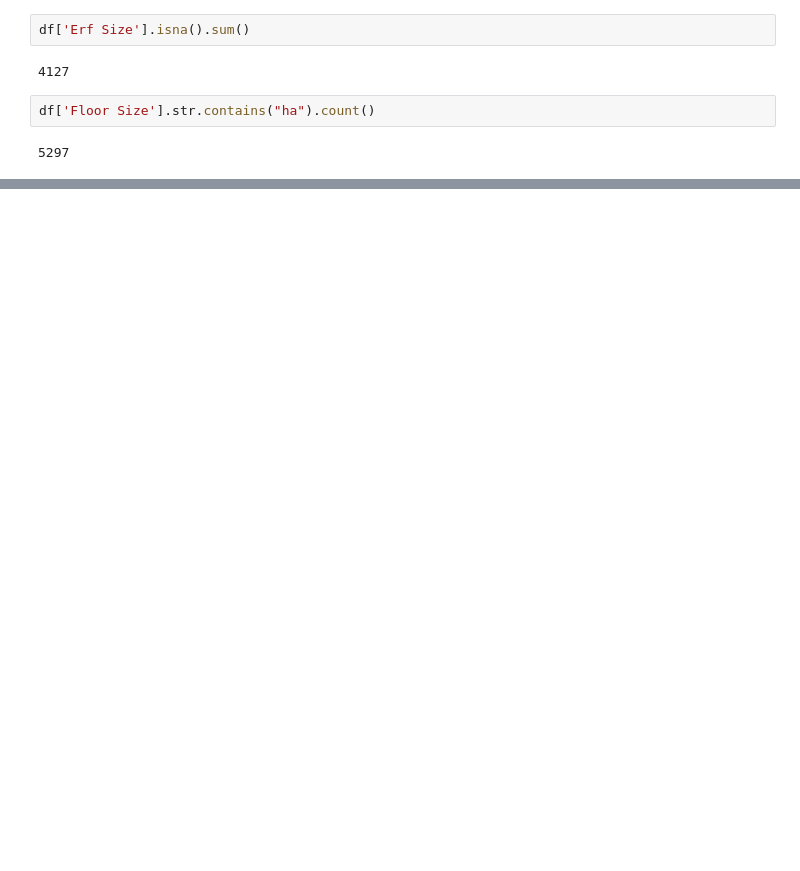
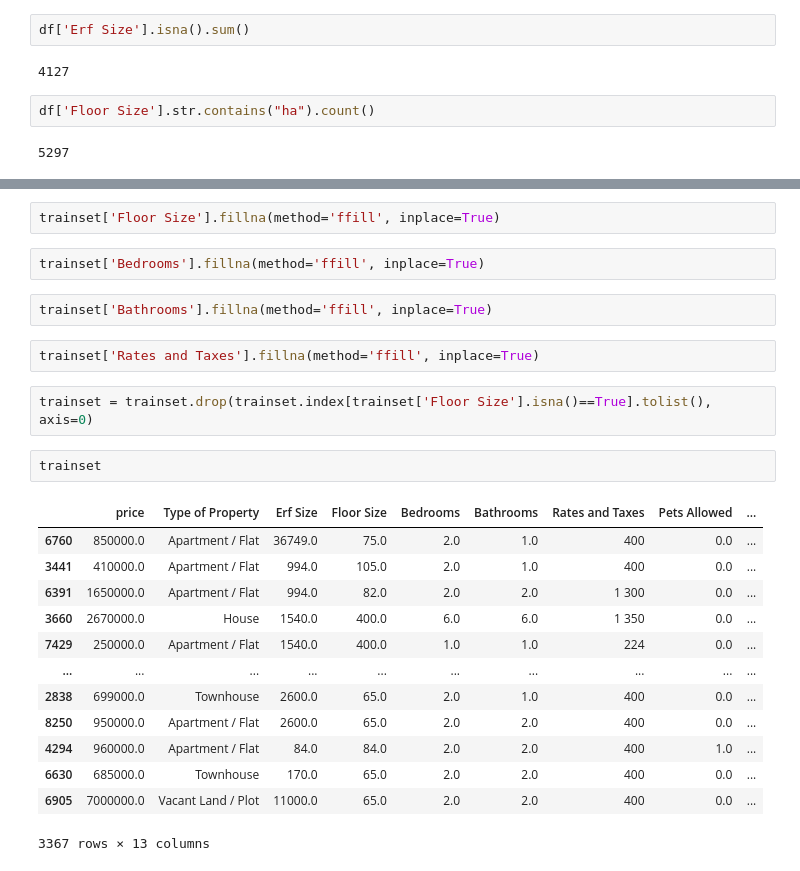
Before and after one commit to Harry-Anthony/projectML, a Jupyter notebook: property_24.ipynb, the cells around one changed output, grey strips where cells are left out. Drawn from its saved outputs; the diff is of its cells as text; blank space fills up the shorter version.

```diff
--- a/property_24.ipynb
+++ b/property_24.ipynb
@@ -174,0 +290,26 @@ df['Floor Size'].str.contains("ha").count()
+# %%
+trainset['Floor Size'].fillna(method='ffill', inplace=True)
+# %%
+trainset['Bedrooms'].fillna(method='ffill', inplace=True)
+# %%
+trainset['Bathrooms'].fillna(method='ffill', inplace=True)
+# %%
+trainset['Rates and Taxes'].fillna(method='ffill', inplace=True)
+# %%
+trainset = trainset.drop(trainset.index[trainset['Floor Size'].isna()==True].tolist(), axis=0)
+# %%
+trainset
+# %% [output]
+|  | price | Type of Property | Erf Size | Floor Size | Bedrooms | Bathrooms | Rates and Taxes | Pets Allowed | ... |
+| 6760 | 850000.0 | Apartment / Flat | 36749.0 | 75.0 | 2.0 | 1.0 | 400 | 0.0 | ... |
+| 3441 | 410000.0 | Apartment / Flat | 994.0 | 105.0 | 2.0 | 1.0 | 400 | 0.0 | ... |
+| 6391 | 1650000.0 | Apartment / Flat | 994.0 | 82.0 | 2.0 | 2.0 | 1 300 | 0.0 | ... |
+| 3660 | 2670000.0 | House | 1540.0 | 400.0 | 6.0 | 6.0 | 1 350 | 0.0 | ... |
+| 7429 | 250000.0 | Apartment / Flat | 1540.0 | 400.0 | 1.0 | 1.0 | 224 | 0.0 | ... |
+| ... | ... | ... | ... | ... | ... | ... | ... | ... | ... |
+| 2838 | 699000.0 | Townhouse | 2600.0 | 65.0 | 2.0 | 1.0 | 400 | 0.0 | ... |
+| 8250 | 950000.0 | Apartment / Flat | 2600.0 | 65.0 | 2.0 | 2.0 | 400 | 0.0 | ... |
+| 4294 | 960000.0 | Apartment / Flat | 84.0 | 84.0 | 2.0 | 2.0 | 400 | 1.0 | ... |
+| 6630 | 685000.0 | Townhouse | 170.0 | 65.0 | 2.0 | 2.0 | 400 | 0.0 | ... |
+| 6905 | 7000000.0 | Vacant Land / Plot | 11000.0 | 65.0 | 2.0 | 2.0 | 400 | 0.0 | ... |
+3367 rows × 13 columns
```
Also changed, not shown: parts of 24 cells of this notebook.
